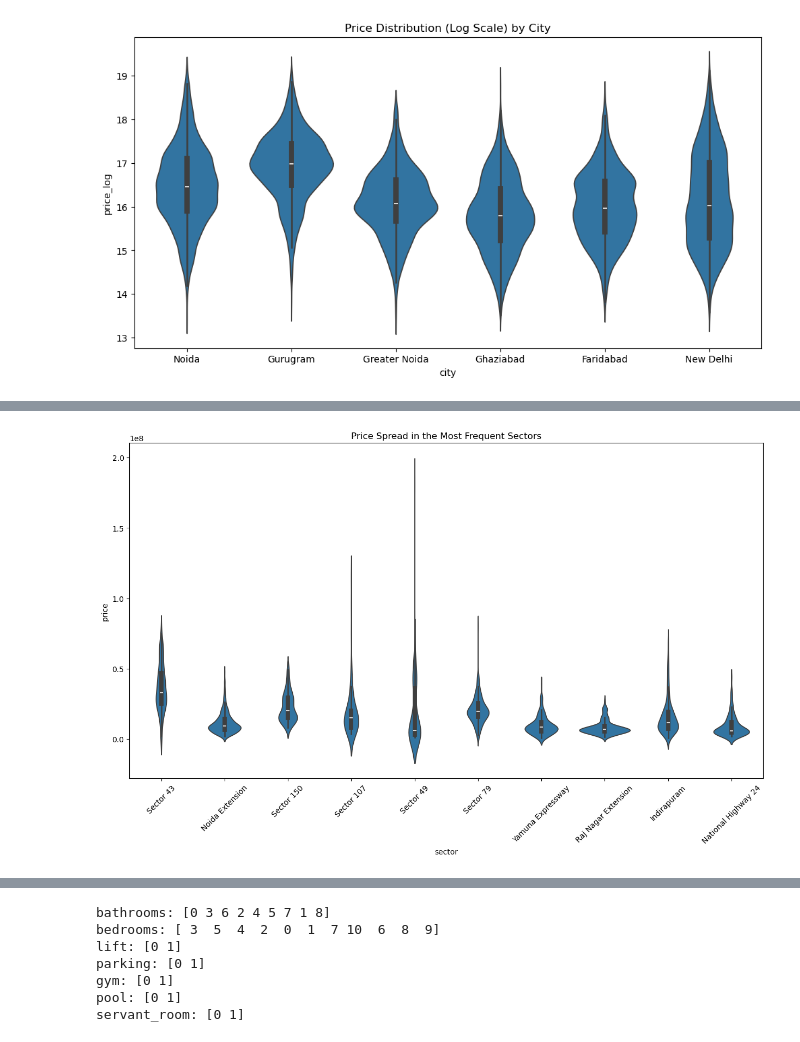
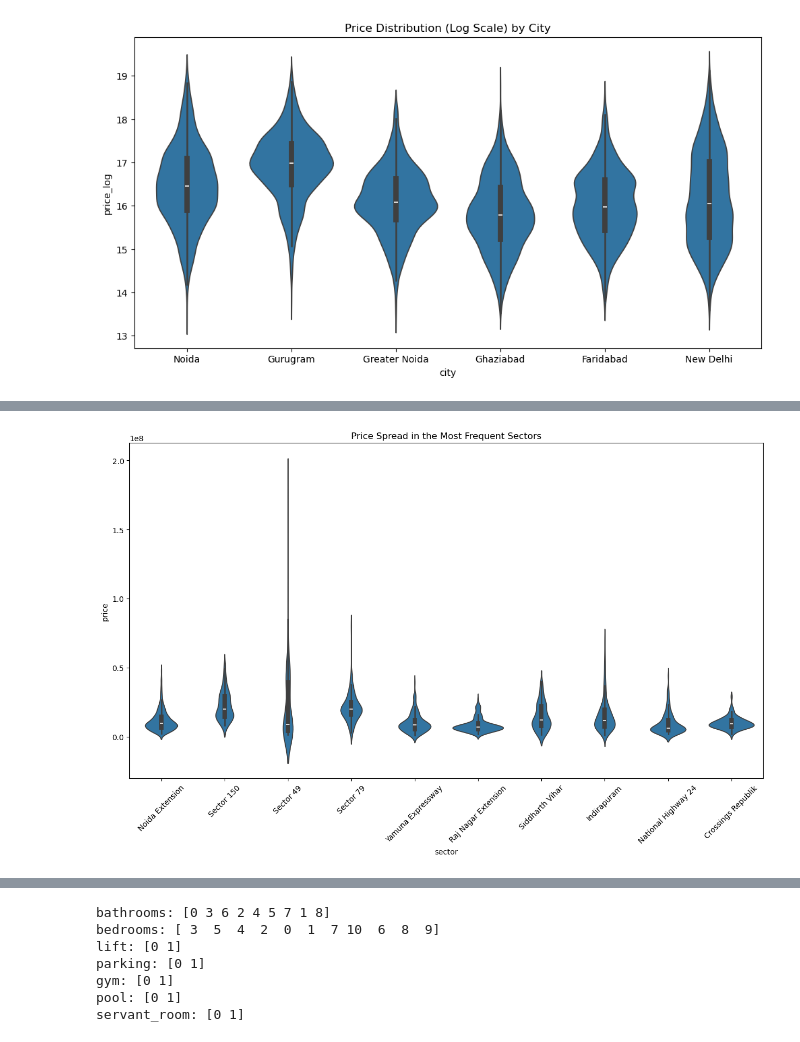
Before and after one commit to anixes/ncr_property_intelligence_system, a Jupyter notebook: notebooks/01_eda.ipynb, the cells around one changed output, grey strips where cells are left out. Cells and saved outputs as stored; diff of their text form; code cells hidden in the pictures.

```diff
--- a/notebooks/01_eda.ipynb
+++ b/notebooks/01_eda.ipynb
@@ -270,12 +343,12 @@ plt.show()
 # %%
 plt.figure(figsize=(15, 8))
-# Filtering to only show the Top 10 Sectors for clarity
-top_10_sectors = df_unique['sector'].value_counts().head(10).index
-df_top_sectors = df_unique[df_unique['sector'].isin(top_10_sectors)]
+
+top_10_sectors = df['sector'].value_counts().head(10).index
+df_top_sectors = df[df['sector'].isin(top_10_sectors)]
 
 sns.violinplot(x='sector', y='price', data=df_top_sectors)
 plt.xticks(rotation=45)
 plt.title('Price Spread in the Most Frequent Sectors')
 plt.show()
 # %% [output]
-[figure, old version]
+[figure, new version]
```
Also changed, not shown: parts of 44 cells of this notebook.
